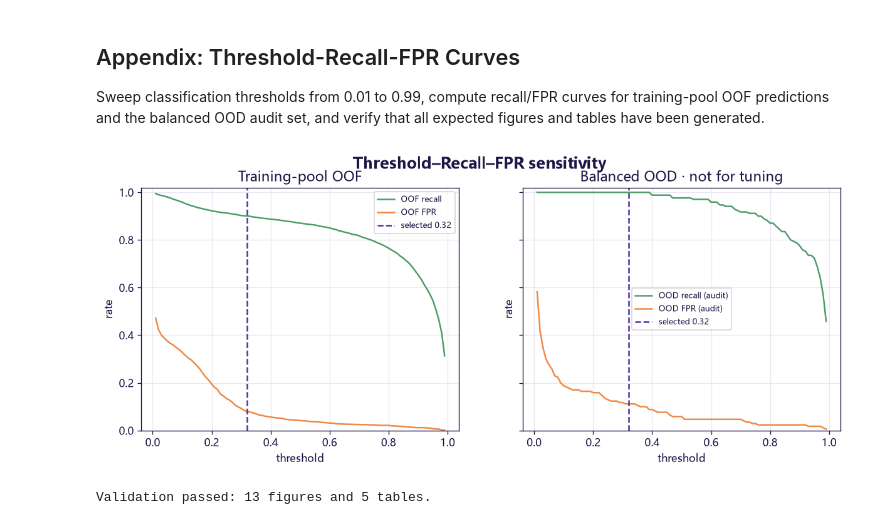
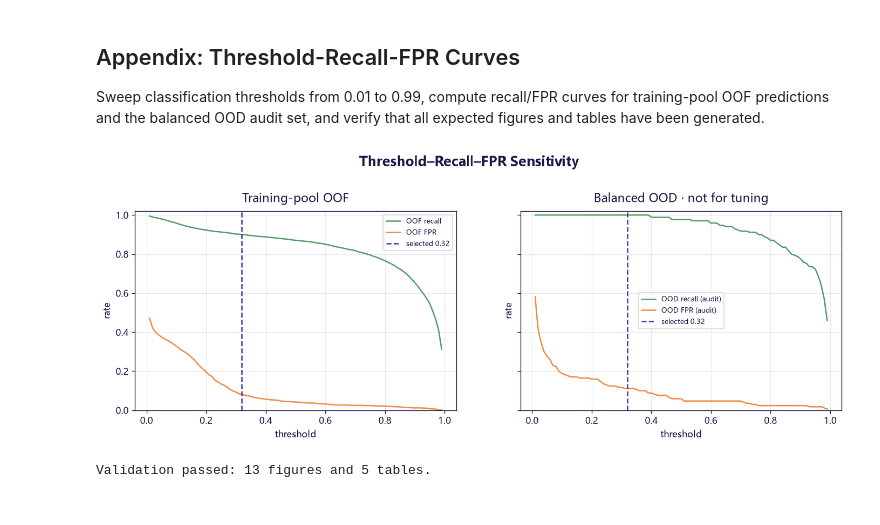
Before and after one commit to yinyuqin/Mosquitoes_detection, a Jupyter notebook: output/jupyter-notebook/mosquito_detection.ipynb, the cells around one changed output. Saved outputs shown, nothing was run; the diff lists cells and outputs as text; code cells hidden in the pictures.

```diff
--- a/output/jupyter-notebook/mosquito_detection.ipynb
+++ b/output/jupyter-notebook/mosquito_detection.ipynb
@@ -743,7 +769,7 @@ assert abs(id_result["false_positive_rate"] - .08130081300813008) < 1e-12
 fpr, tpr, _ = roc_curve(labels[test_indices], frozen_test_prob)
 precision, recall, _ = precision_recall_curve(labels[test_indices], frozen_test_prob)
 cm = np.array(id_result["confusion_matrix"])
-fig, axes = plt.subplots(1, 3, figsize=(14, 4))
+fig, axes = plt.subplots(1, 3, figsize=(14, 4.8))
 axes[0].imshow(cm, cmap="Purples")
 for (i, j), value in np.ndenumerate(cm): axes[0].text(j, i, value, ha="center", va="center", fontsize=14, fontweight="bold")
 axes[0].set(xticks=[0,1], yticks=[0,1], xticklabels=["background","mosquito"], yticklabels=["background","mosquito"], xlabel="predicted", ylabel="true", title="ID confusion matrix")
@@ -751,7 +777,8 @@ axes[1].plot(fpr, tpr, color=COLORS["purple"], lw=2, label=f"AUC {id_result['roc
 axes[1].set(xlabel="FPR", ylabel="Recall", title="ID ROC"); axes[1].legend()
 axes[2].plot(recall, precision, color=COLORS["orange"], lw=2, label=f"AP {id_result['average_precision']:.3f}")
 axes[2].set(xlabel="Recall", ylabel="Precision", title="ID precision–recall"); axes[2].legend()
-fig.suptitle("Logistic MIL · held-out group-disjoint ID test", fontsize=15, fontweight="bold")
+fig.subplots_adjust(left=.07, right=.98, bottom=.14, top=.78, wspace=.32)
+fig.suptitle("Logistic MIL · Held-Out Group-Disjoint ID Test", y=.96, fontsize=15, fontweight="bold")
 save_figure(fig, "fig_06_logistic_mil_id_diagnostics.png")
 pd.DataFrame([{k: v for k, v in id_result.items() if k != "confusion_matrix"}])
 # %% [output]
@@ -851,11 +878,23 @@ for (r,c), cell in table.get_celld().items():
 ax.set_title("Shared Recalculation: ID Test and Fixed-Threshold OOD (170+170, seed 2026)", fontsize=15, fontweight="bold")
 save_figure(fig, "table_06_model_comparison.png")
 
-fig, ax = plt.subplots(figsize=(8.5, 5.5))
+fig, ax = plt.subplots(figsize=(9.5, 5.8))
+label_layout = {
+    "Logistic MIL": ((7, 7), "left"),
+    "MLP MIL": ((7, 7), "left"),
+    "Logistic Global*": ((7, 7), "left"),
+    "MLP Global*": ((-8, -18), "right"),
+    "MLP Global Grouped": ((8, 9), "left"),
+}
 for row in comparison_rows:
-    ax.scatter(row["OOD FPR"]*100, row["OOD Recall"]*100, s=130, color=COLORS["orange"] if row["Model"] == "Logistic MIL" else COLORS["purple"], alpha=.85)
-    ax.annotate(row["Model"], (row["OOD FPR"]*100, row["OOD Recall"]*100), xytext=(5,5), textcoords="offset points", fontsize=8.5)
-ax.set(xlabel="OOD false-positive rate ↓ (%)", ylabel="OOD recall ↑ (%)", xlim=(0, 48), ylim=(93, 101), title="OOD Trade-Off: Equal Recall, Reliability Determined by Background False Positives")
+    x, y = row["OOD FPR"] * 100, row["OOD Recall"] * 100
+    ax.scatter(x, y, s=130, color=COLORS["orange"] if row["Model"] == "Logistic MIL" else COLORS["purple"], alpha=.85, zorder=3)
+    offset, alignment = label_layout[row["Model"]]
+    ax.annotate(
+        row["Model"], (x, y), xytext=offset, textcoords="offset points",
+        ha=alignment, va="bottom" if offset[1] >= 0 else "top", fontsize=8.5,
+    )
+ax.set(xlabel="OOD false-positive rate ↓ (%)", ylabel="OOD recall ↑ (%)", xlim=(0, 50), ylim=(93, 101), title="OOD Trade-Off: Equal Recall, Reliability Determined by Background False Positives")
 ax.grid(color=COLORS["grid"], alpha=.7); ax.spines[["top","right"]].set_visible(False)
 save_figure(fig, "fig_06_ood_tradeoff.png")
 display_table
@@ -962,35 +1001,39 @@ oof_recall, oof_fpr, ood_recall, ood_fpr = [], [], [], []
 for candidate in thresholds:
     oof_m = binary_metrics(labels[train_indices], frozen_oof, candidate)
     ood_m = binary_metrics(ood_labels, ood_npz["logistic_mil_gpu"], candidate)
     oof_recall.append(oof_m["recall"]); oof_fpr.append(oof_m["false_positive_rate"])
     ood_recall.append(ood_m["recall"]); ood_fpr.append(ood_m["false_positive_rate"])
-fig, axes = plt.subplots(1, 2, figsize=(12, 4.2), sharey=True)
+fig, axes = plt.subplots(1, 2, figsize=(12, 4.8), sharey=True)
 axes[0].plot(thresholds, oof_recall, label="OOF recall", color=COLORS["green"])
 axes[0].plot(thresholds, oof_fpr, label="OOF FPR", color=COLORS["orange"])
 axes[1].plot(thresholds, ood_recall, label="OOD recall (audit)", color=COLORS["green"])
 axes[1].plot(thresholds, ood_fpr, label="OOD FPR (audit)", color=COLORS["orange"])
 for ax, title in zip(axes, ["Training-pool OOF", "Balanced OOD · not for tuning"]):
     ax.axvline(threshold, color=COLORS["purple"], linestyle="--", label=f"selected {threshold:.2f}")
-    ax.set(xlabel="threshold", ylabel="rate", ylim=(0, 1.02), title=title); ax.legend(fontsize=8); ax.grid(color=COLORS["grid"], alpha=.6)
-fig.suptitle("Threshold–Recall–FPR sensitivity", fontsize=15, fontweight="bold")
+    ax.set(xlabel="threshold", ylabel="rate", ylim=(0, 1.02), title=title)
+    ax.set_title(title, pad=10)
+    ax.legend(fontsize=8)
+    ax.grid(color=COLORS["grid"], alpha=.6)
+fig.subplots_adjust(left=.07, right=.98, bottom=.14, top=.78, wspace=.20)
+fig.suptitle("Threshold–Recall–FPR Sensitivity", y=.96, fontsize=15, fontweight="bold")
 save_figure(fig, "appendix_threshold_recall_fpr.png")
 
 expected_figures = {
     "fig_02_dataset_composition.png", "fig_02_mfcc_examples.png",
     "fig_03_short_padding.png", "fig_03_long_windowing.png", "fig_03_top3_pooling.png",
     "fig_04_baseline_evolution.png", "fig_05_model_matrix_and_protocol.png",
     "table_06_model_comparison.png", "fig_06_ood_tradeoff.png", "fig_06_mlp_threshold_shift.png",
     "fig_06_logistic_mil_id_diagnostics.png", "fig_07_final_model_summary.png",
     "appendix_threshold_recall_fpr.png",
 }
 expected_tables = {
     "table_02_dataset_manifest.csv", "table_04_baseline_evolution.csv",
     "table_05_model_matrix.csv", "table_06_model_comparison.csv",
     "table_07_final_model_card.csv",
 }
 assert expected_figures <= {p.name for p in FIG_DIR.glob("*")}
 assert expected_tables <= {p.name for p in TABLE_DIR.glob("*")}
 print(f"Validation passed: {len(expected_figures)} figures and {len(expected_tables)} tables.")
 # %% [output]
-[figure, old version]
+[figure, new version]
 Validation passed: 13 figures and 5 tables.
```
Also changed, not shown: parts of 4 cells of this notebook, 6 other files.
